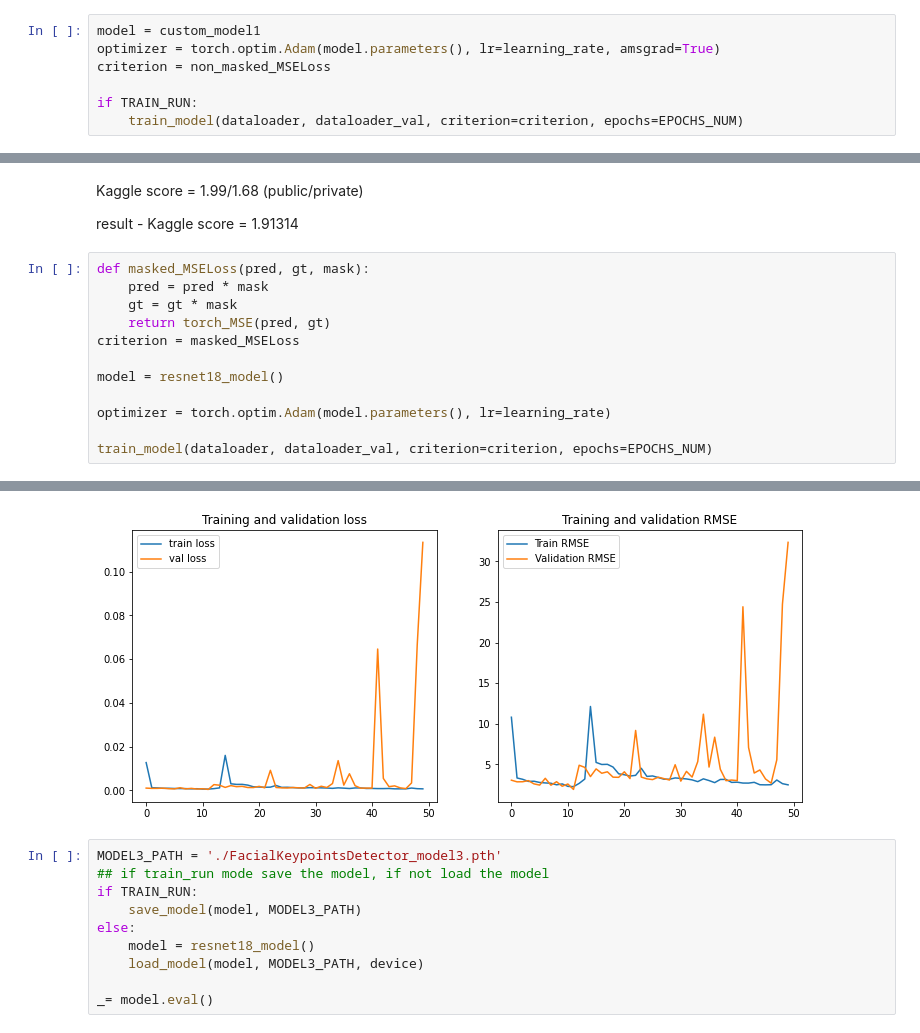
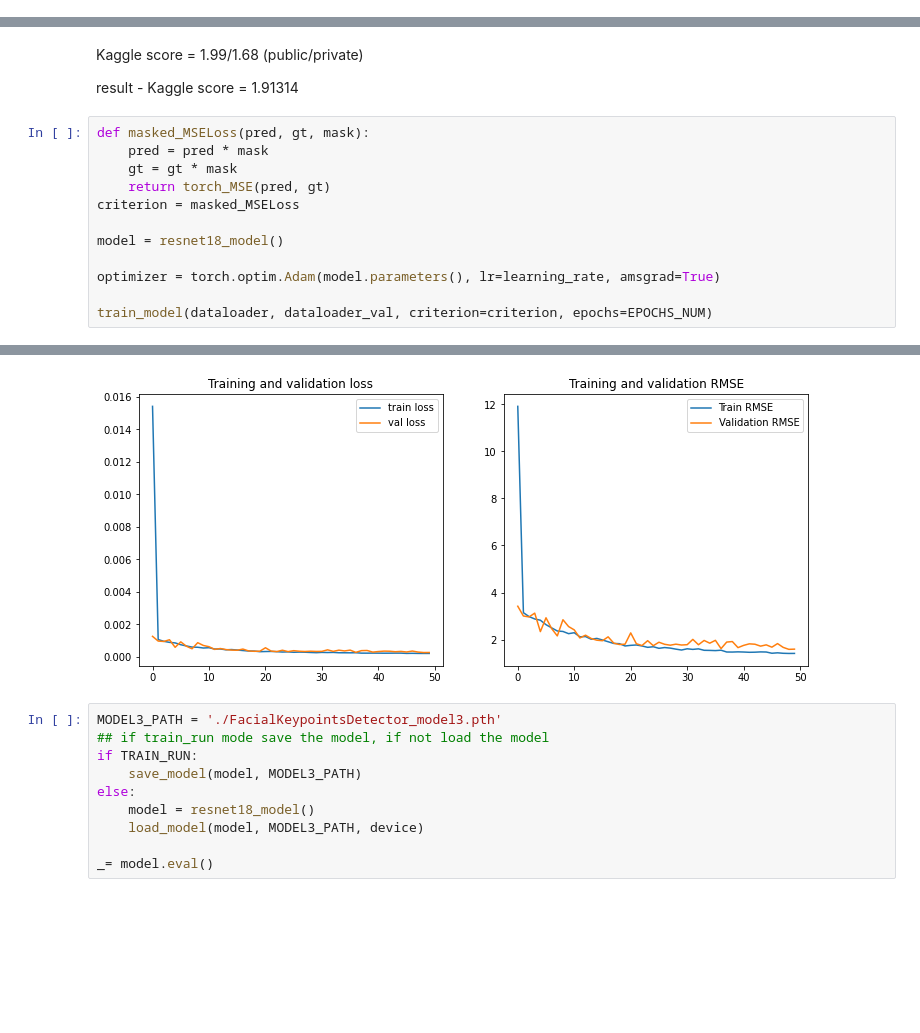
Before and after one commit to orilib/PyTorch, a Jupyter notebook: FacialKeypointsDetection.ipynb, the cells around one changed output, grey strips where cells are left out. Cells and saved outputs as stored; diff of their text form; blank space fills up the shorter version.

```diff
--- a/FacialKeypointsDetection.ipynb
+++ b/FacialKeypointsDetection.ipynb
@@ -577,10 +572,3 @@ graph
 <hiddenlayer.graph.Graph at 0x...>
 # %% [markdown]
 ### Train Model
-# %%
-model = custom_model1
-optimizer = torch.optim.Adam(model.parameters(), lr=learning_rate, amsgrad=True)
-criterion = non_masked_MSELoss
-
-if TRAIN_RUN:
-    train_model(dataloader, dataloader_val, criterion=criterion, epochs=EPOCHS_NUM)
@@ -791,7 +749,7 @@ criterion = masked_MSELoss
 
 model = resnet18_model()
 
-optimizer = torch.optim.Adam(model.parameters(), lr=learning_rate)
+optimizer = torch.optim.Adam(model.parameters(), lr=learning_rate, amsgrad=True)
 
 train_model(dataloader, dataloader_val, criterion=criterion, epochs=EPOCHS_NUM)
 # %% [output]
@@ -815,4 +773,4 @@ Final training RMSE=2.4934  final validation RMSE=32.3354
-[figure, old version]
+[figure, new version]
 # %%
 MODEL3_PATH = './FacialKeypointsDetector_model3.pth'
 ## if train_run mode save the model, if not load the model
```
Also changed, not shown: parts of 21 cells of this notebook.
